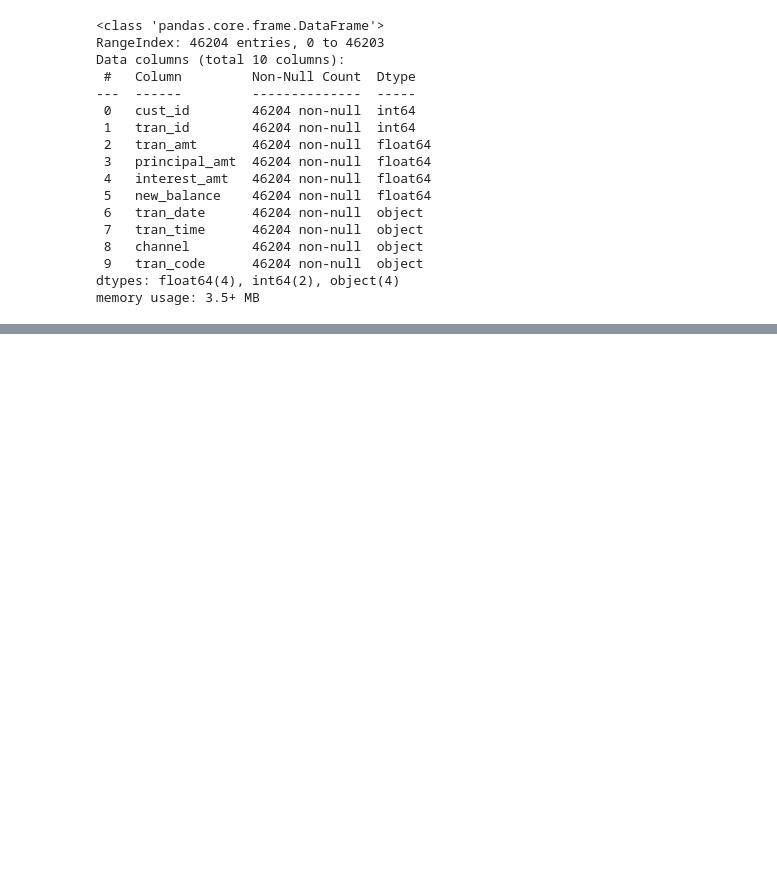
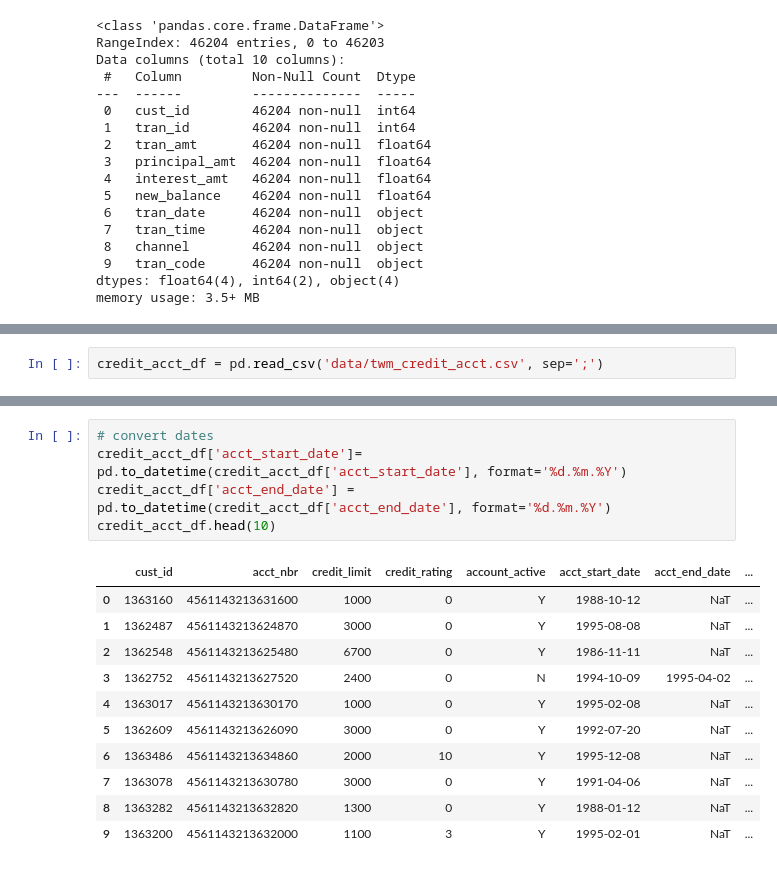
Before and after one commit to btmarsh6/mini-project-III, a Jupyter notebook: Ben_notebook.ipynb, the cells around one changed output, grey strips where cells are left out. Cells and saved outputs as stored; diff of their text form; blank space fills up the shorter version.

Commit message:
cleaned and exported credit_acct. mostly cleaned savings_tran.csv

```diff
--- a/Ben_notebook.ipynb
+++ b/Ben_notebook.ipynb
@@ -300,0 +386,2 @@ memory usage: 3.5+ MB
+# %%
+credit_acct_df = pd.read_csv('data/twm_credit_acct.csv', sep=';')
@@ -300,0 +416,17 @@ memory usage: 3.5+ MB
+# %%
+# convert dates
+credit_acct_df['acct_start_date']= pd.to_datetime(credit_acct_df['acct_start_date'], format='%d.%m.%Y')
+credit_acct_df['acct_end_date'] = pd.to_datetime(credit_acct_df['acct_end_date'], format='%d.%m.%Y')
+credit_acct_df.head(10)
+# %% [output]
+|  | cust_id | acct_nbr | credit_limit | credit_rating | account_active | acct_start_date | acct_end_date | ... |
+| 0 | 1363160 | 4561143213631600 | 1000 | 0 | Y | 1988-10-12 | NaT | ... |
+| 1 | 1362487 | 4561143213624870 | 3000 | 0 | Y | 1995-08-08 | NaT | ... |
+| 2 | 1362548 | 4561143213625480 | 6700 | 0 | Y | 1986-11-11 | NaT | ... |
+| 3 | 1362752 | 4561143213627520 | 2400 | 0 | N | 1994-10-09 | 1995-04-02 | ... |
+| 4 | 1363017 | 4561143213630170 | 1000 | 0 | Y | 1995-02-08 | NaT | ... |
+| 5 | 1362609 | 4561143213626090 | 3000 | 0 | Y | 1992-07-20 | NaT | ... |
+| 6 | 1363486 | 4561143213634860 | 2000 | 10 | Y | 1995-12-08 | NaT | ... |
+| 7 | 1363078 | 4561143213630780 | 3000 | 0 | Y | 1991-04-06 | NaT | ... |
+| 8 | 1363282 | 4561143213632820 | 1300 | 0 | Y | 1988-01-12 | NaT | ... |
+| 9 | 1363200 | 4561143213632000 | 1100 | 3 | Y | 1995-02-01 | NaT | ... |
```
Also changed, not shown: parts of 18 cells of this notebook, 1 other file.
